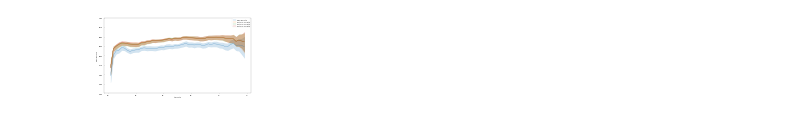
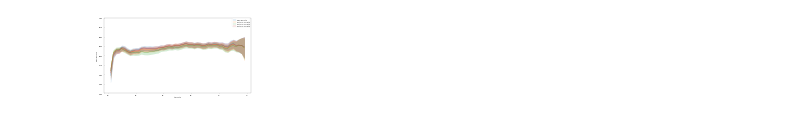
Before and after one commit to HuangMJJJJJ/wyc, a Jupyter notebook: Untitled-1.ipynb, the cells around one changed output. Drawn from its saved outputs; the diff is of its cells as text; code cells hidden in the pictures.

```diff
--- a/Untitled-1.ipynb
+++ b/Untitled-1.ipynb
@@ -4,32 +4,32 @@ import matplotlib.pyplot as plt
 import seaborn as sns
 # %%
 plt.figure(figsize=(19, 10), dpi=10)
-df = pd.read_csv("result_dif_range_num_nonmat.csv")
+df = pd.read_csv("result_dif_range_num_nonmat_w2sim.csv")
 ax = sns.lineplot(
     x="train ratio",
     y="base acc ratio",
     data=df,
 )
 ax = sns.lineplot(
     x="train ratio",
     y="methon1 acc ratio",
     data=df,
 )
 ax = sns.lineplot(
     x="train ratio",
     y="methon2 acc ratio",
     data=df,
 )
 ax = sns.lineplot(
     x="train ratio",
     y="methon3 acc ratio",
     data=df,
 )
 ax.legend(
     ["base acc ratio", "methon1 acc ratio", "methon2 acc ratio", "methon3 acc ratio"]
 )
 ax.set_ylim(0.8, 1)
 # plt.legend()
 plt.show()
 # %% [output]
-[figure, old version]
+[figure, new version]
```
Also changed, not shown: 2 other files.
